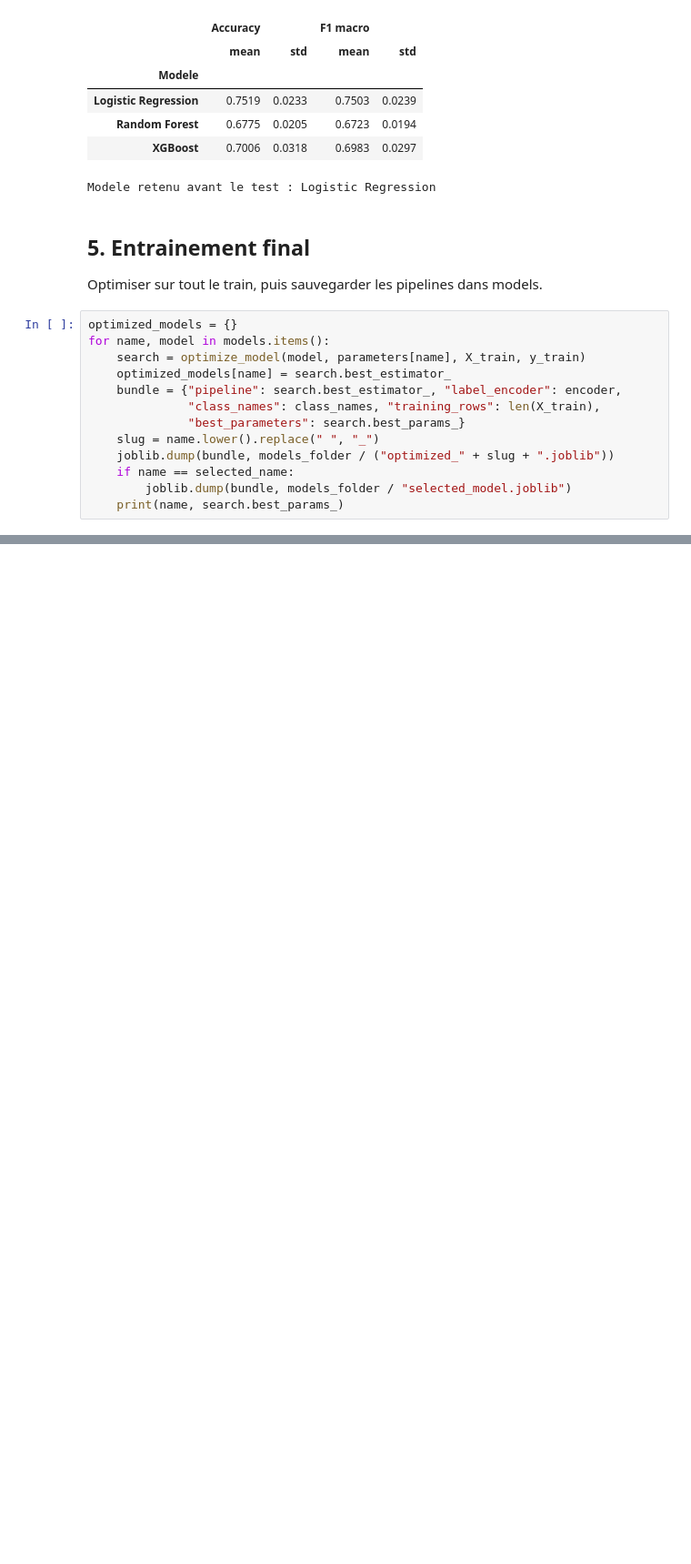
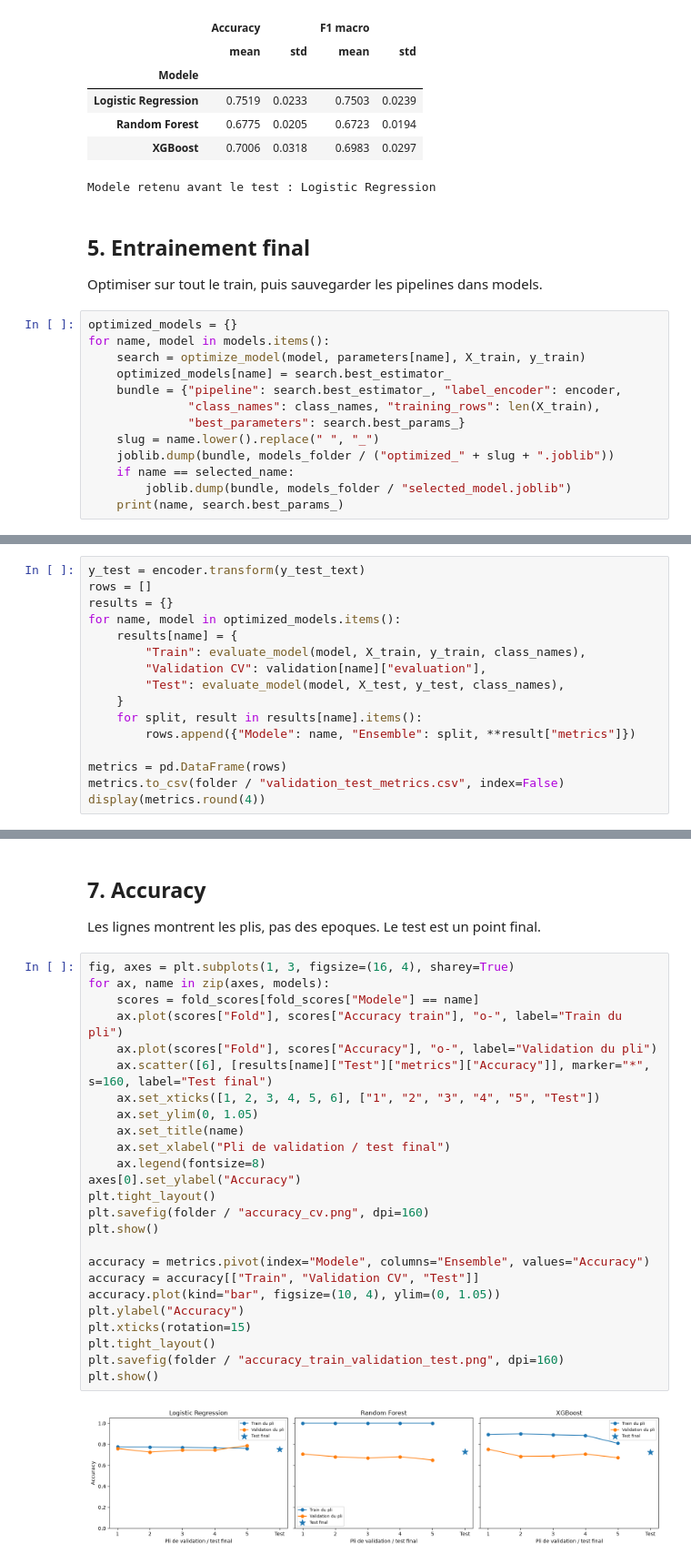
Before and after one commit to ayouberrak2/Jury-Blanc, a Jupyter notebook: notebooks/03_optimisation.ipynb, the cells around one changed output, grey strips where cells are left out. Shown at 91% size. Cells and saved outputs as stored; diff of their text form; blank space fills up the shorter version.

Commit message:
feat(optimization): evaluate final models and visualize accuracy

```diff
--- a/notebooks/03_optimisation.ipynb
+++ b/notebooks/03_optimisation.ipynb
@@ -177,0 +182,16 @@ for name, model in models.items():
+# %%
+y_test = encoder.transform(y_test_text)
+rows = []
+results = {}
+for name, model in optimized_models.items():
+    results[name] = {
+        "Train": evaluate_model(model, X_train, y_train, class_names),
+        "Validation CV": validation[name]["evaluation"],
+        "Test": evaluate_model(model, X_test, y_test, class_names),
+    }
+    for split, result in results[name].items():
+        rows.append({"Modele": name, "Ensemble": split, **result["metrics"]})
+
+metrics = pd.DataFrame(rows)
+metrics.to_csv(folder / "validation_test_metrics.csv", index=False)
+display(metrics.round(4))
@@ -177,0 +209,31 @@ for name, model in models.items():
+# %% [markdown]
+## 7. Accuracy
+
+Les lignes montrent les plis, pas des epoques. Le test est un point final.
+# %%
+fig, axes = plt.subplots(1, 3, figsize=(16, 4), sharey=True)
+for ax, name in zip(axes, models):
+    scores = fold_scores[fold_scores["Modele"] == name]
+    ax.plot(scores["Fold"], scores["Accuracy train"], "o-", label="Train du pli")
+    ax.plot(scores["Fold"], scores["Accuracy"], "o-", label="Validation du pli")
+    ax.scatter([6], [results[name]["Test"]["metrics"]["Accuracy"]], marker="*", s=160, label="Test final")
+    ax.set_xticks([1, 2, 3, 4, 5, 6], ["1", "2", "3", "4", "5", "Test"])
+    ax.set_ylim(0, 1.05)
+    ax.set_title(name)
+    ax.set_xlabel("Pli de validation / test final")
+    ax.legend(fontsize=8)
+axes[0].set_ylabel("Accuracy")
+plt.tight_layout()
+plt.savefig(folder / "accuracy_cv.png", dpi=160)
+plt.show()
+
+accuracy = metrics.pivot(index="Modele", columns="Ensemble", values="Accuracy")
+accuracy = accuracy[["Train", "Validation CV", "Test"]]
+accuracy.plot(kind="bar", figsize=(10, 4), ylim=(0, 1.05))
+plt.ylabel("Accuracy")
+plt.xticks(rotation=15)
+plt.tight_layout()
+plt.savefig(folder / "accuracy_train_validation_test.png", dpi=160)
+plt.show()
+# %% [output]
+[figure, added]
```
Also changed, not shown: parts of 4 cells of this notebook.
